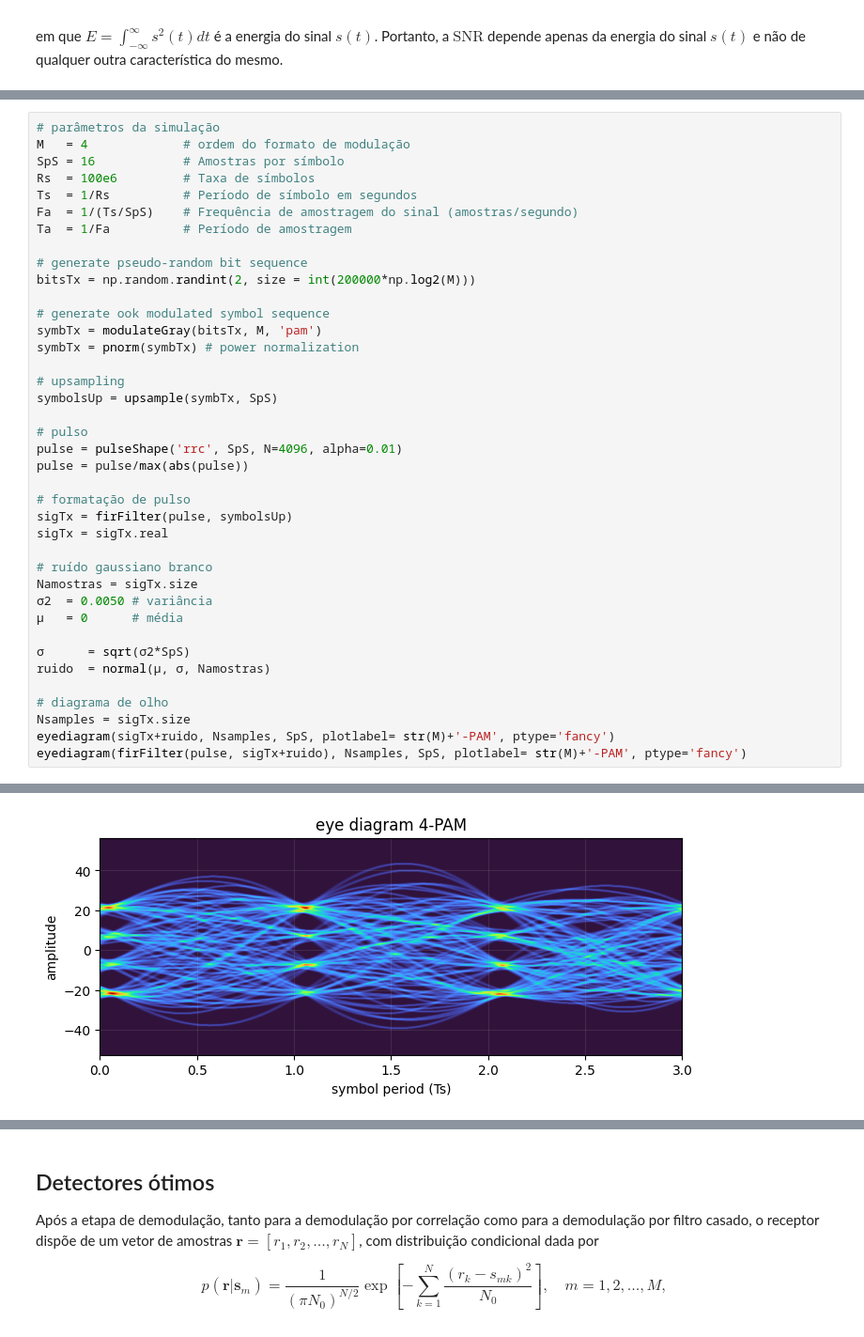
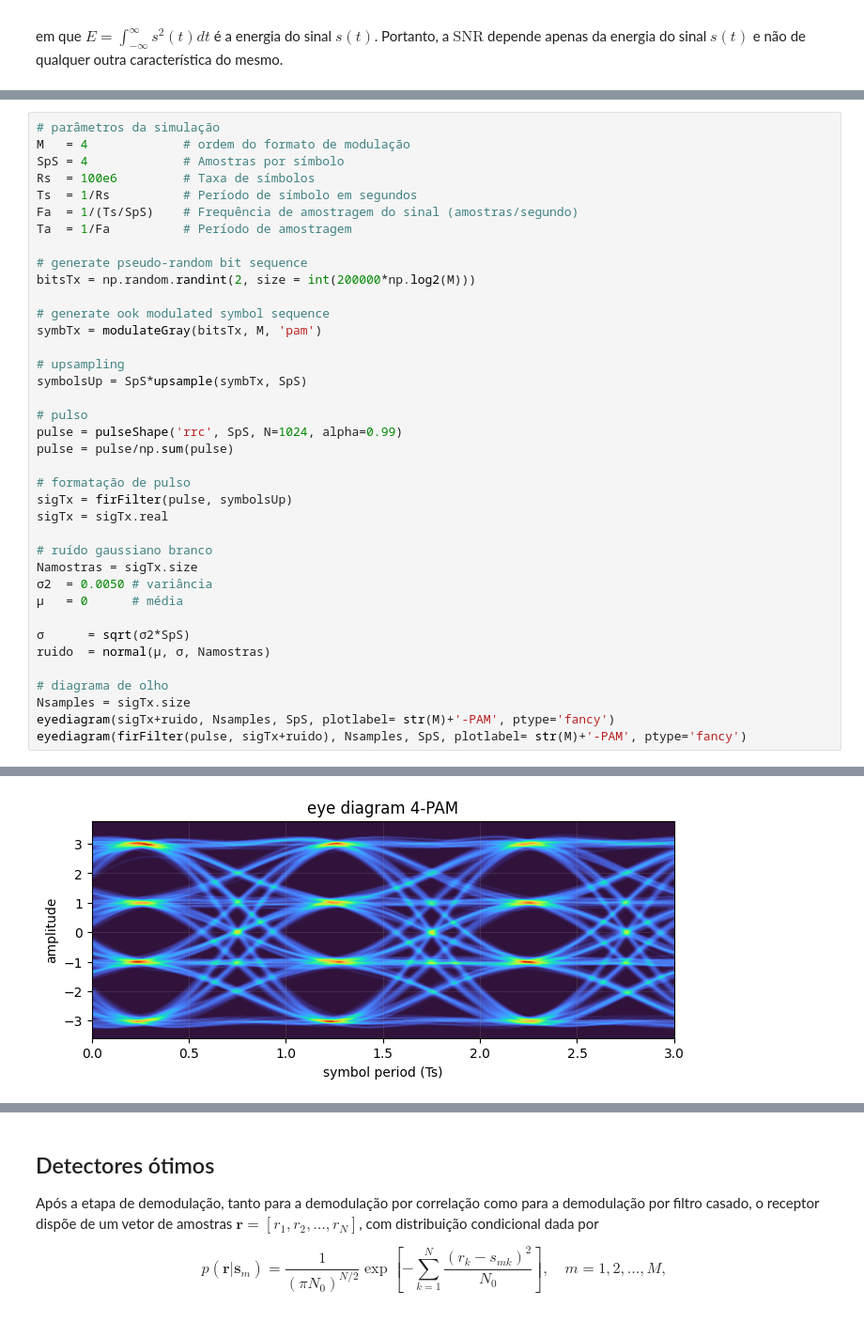
Before and after one commit to edsonportosilva/TDI, a Jupyter notebook: jupyter/3 - Receptores ótimos para canais AWGN.ipynb, the cells around one changed output, grey strips where cells are left out. Shown at 94% size. Saved outputs shown, nothing was run; the diff lists cells and outputs as text.

```diff
--- a/jupyter/3 - Receptores ótimos para canais AWGN.ipynb
+++ b/jupyter/3 - Receptores ótimos para canais AWGN.ipynb
@@ -383,7 +383,7 @@ plt.xlim(min(t), max(t));
 # %%
 # parâmetros da simulação
 M   = 4             # ordem do formato de modulação
-SpS = 16            # Amostras por símbolo
+SpS = 4             # Amostras por símbolo
 Rs  = 100e6         # Taxa de símbolos
 Ts  = 1/Rs          # Período de símbolo em segundos
 Fa  = 1/(Ts/SpS)    # Frequência de amostragem do sinal (amostras/segundo)
@@ -394,14 +394,13 @@ bitsTx = np.random.randint(2, size = int(200000*np.log2(M)))
 
 # generate ook modulated symbol sequence
 symbTx = modulateGray(bitsTx, M, 'pam')
-symbTx = pnorm(symbTx) # power normalization
 
 # upsampling
-symbolsUp = upsample(symbTx, SpS)
+symbolsUp = SpS*upsample(symbTx, SpS)
 
 # pulso
-pulse = pulseShape('rrc', SpS, N=4096, alpha=0.01)
-pulse = pulse/max(abs(pulse))
+pulse = pulseShape('rrc', SpS, N=1024, alpha=0.99)
+pulse = pulse/np.sum(pulse)
 
 # formatação de pulso
 sigTx = firFilter(pulse, symbolsUp)
@@ -424,4 +423,4 @@ eyediagram(firFilter(pulse, sigTx+ruido), Nsamples, SpS, plotlabel= str(M)+'-PAM
-[figure, old version]
+[figure, new version]
 # %%
 # plot PSD
 plt.figure();
```
Also changed, not shown: parts of 20 cells of this notebook.
